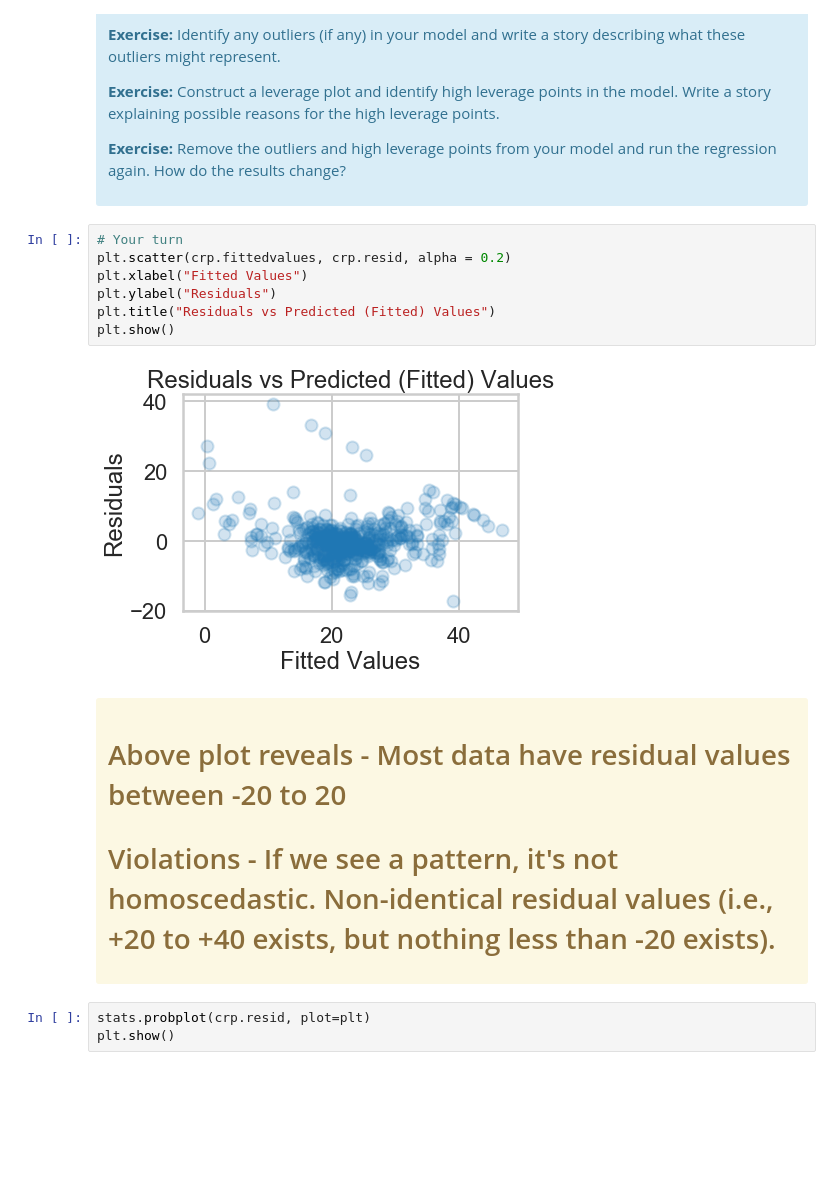
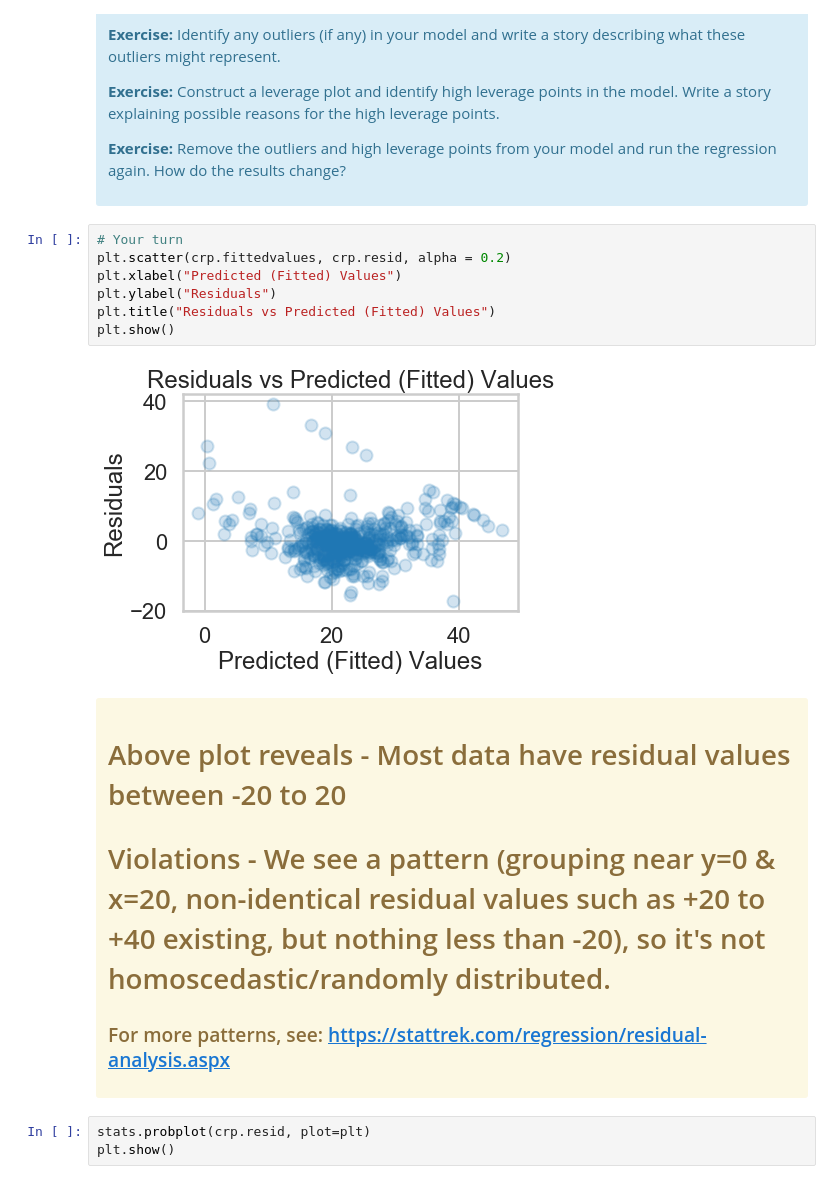
Before and after one commit to Victor-Palacios/General_Data_Skills, a Jupyter notebook: Mini_Project_Linear_Regression.ipynb, the cells around one changed output. Saved outputs shown, nothing was run; the diff lists cells and outputs as text; blank space fills up the shorter version.

```diff
--- a/Mini_Project_Linear_Regression.ipynb
+++ b/Mini_Project_Linear_Regression.ipynb
@@ -951,18 +951,20 @@ There are some other issues that are important investigate with linear regressio
 # %%
 # Your turn
 plt.scatter(crp.fittedvalues, crp.resid, alpha = 0.2)
-plt.xlabel("Fitted Values")
+plt.xlabel("Predicted (Fitted) Values")
 plt.ylabel("Residuals")
 plt.title("Residuals vs Predicted (Fitted) Values")
 plt.show()
 # %% [output]
-[figure, old version]
+[figure, new version]
 # %% [markdown]
 <div class="span5 alert alert-warning">
 
 # Above plot reveals - Most data have residual values between -20 to 20
 
-# Violations - If we see a pattern, it's not homoscedastic. Non-identical residual values (i.e., +20 to +40 exists, but nothing less than -20 exists).
+# Violations - We see a pattern (grouping near y=0 & x=20, non-identical residual values such as +20 to +40 existing, but nothing less than -20), so it's not homoscedastic/randomly distributed.
+
+### For more patterns, see: https://stattrek.com/regression/residual-analysis.aspx
 
 </div>
 # %%
```
Also changed, not shown: parts of 11 cells of this notebook.
